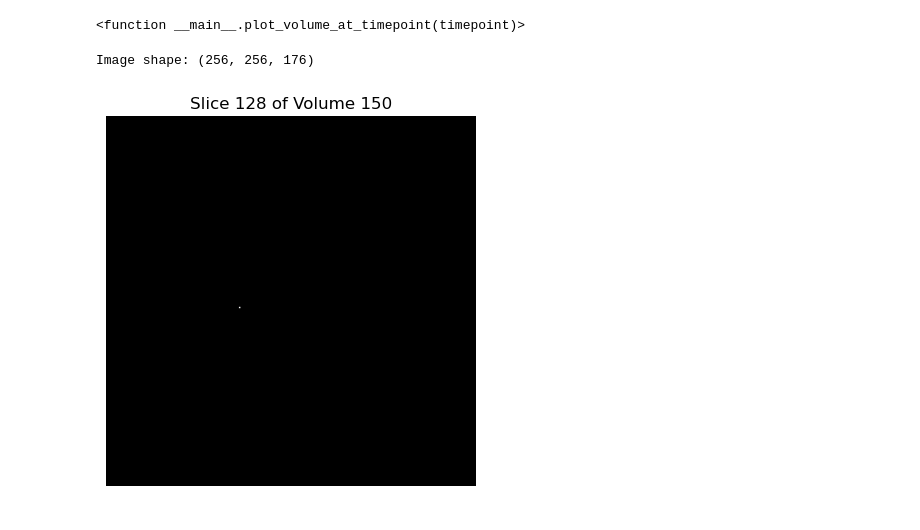
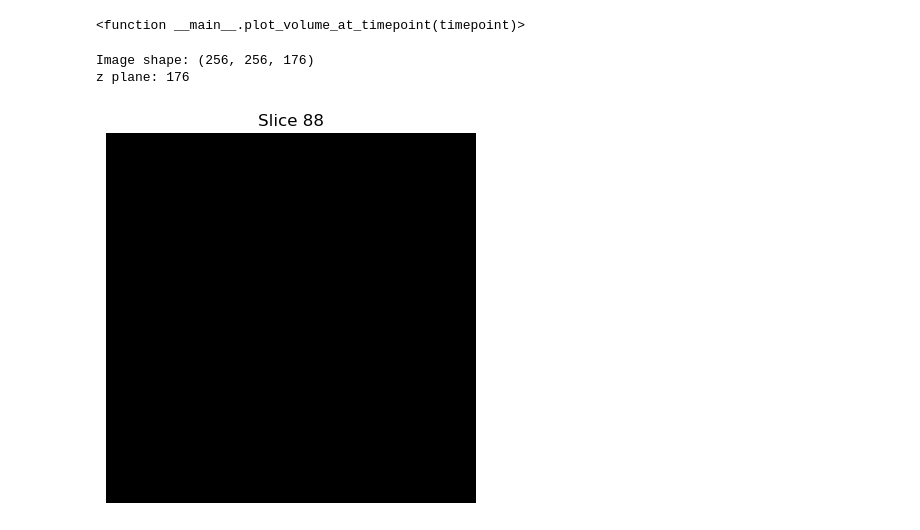
Before and after one commit to ddowe/BMED8803_DL_project, a Jupyter notebook: preprocessing.ipynb, the cells around one changed output. Cells and saved outputs as stored; diff of their text form; code cells hidden in the pictures.

Commit message:
plot update.

```diff
--- a/preprocessing.ipynb
+++ b/preprocessing.ipynb
@@ -228,20 +228,20 @@ mask_image = nib.load(mask_path)
 # %%
 mask_data = mask_image.get_fdata()
 
 # Print the shape of the image to understand its dimensions
 print(f"Image shape: {mask_data.shape}")
 
-# Select a single 3D volume (e.g., first volume, index 0)
-volume_index = 150
-volume_data = mask_data[:, :, volume_index]
+z_index = mask_data.shape[2]
+print("z plane:", z_index)
 
 # Display a middle slice of the 3D volume (along the third axis)
-slice_index = volume_data.shape[1] // 2  # Take the middle slice along the third dimension
+slice_index = z_index // 2  # Take the middle slice along the third dimension
 
-plt.imshow(mask_data[:, :,100], cmap="gray")
-plt.title(f"Slice {slice_index} of Volume {volume_index}")
+plt.imshow(mask_data[:, :,slice_index], cmap="gray")
+plt.title(f"Slice {slice_index}")
 plt.axis('off')  # Turn off the axis labels
 plt.show()
 # %% [output]
 Image shape: (256, 256, 176)
+z plane: 176
-[figure, old version]
+[figure, new version]
```
